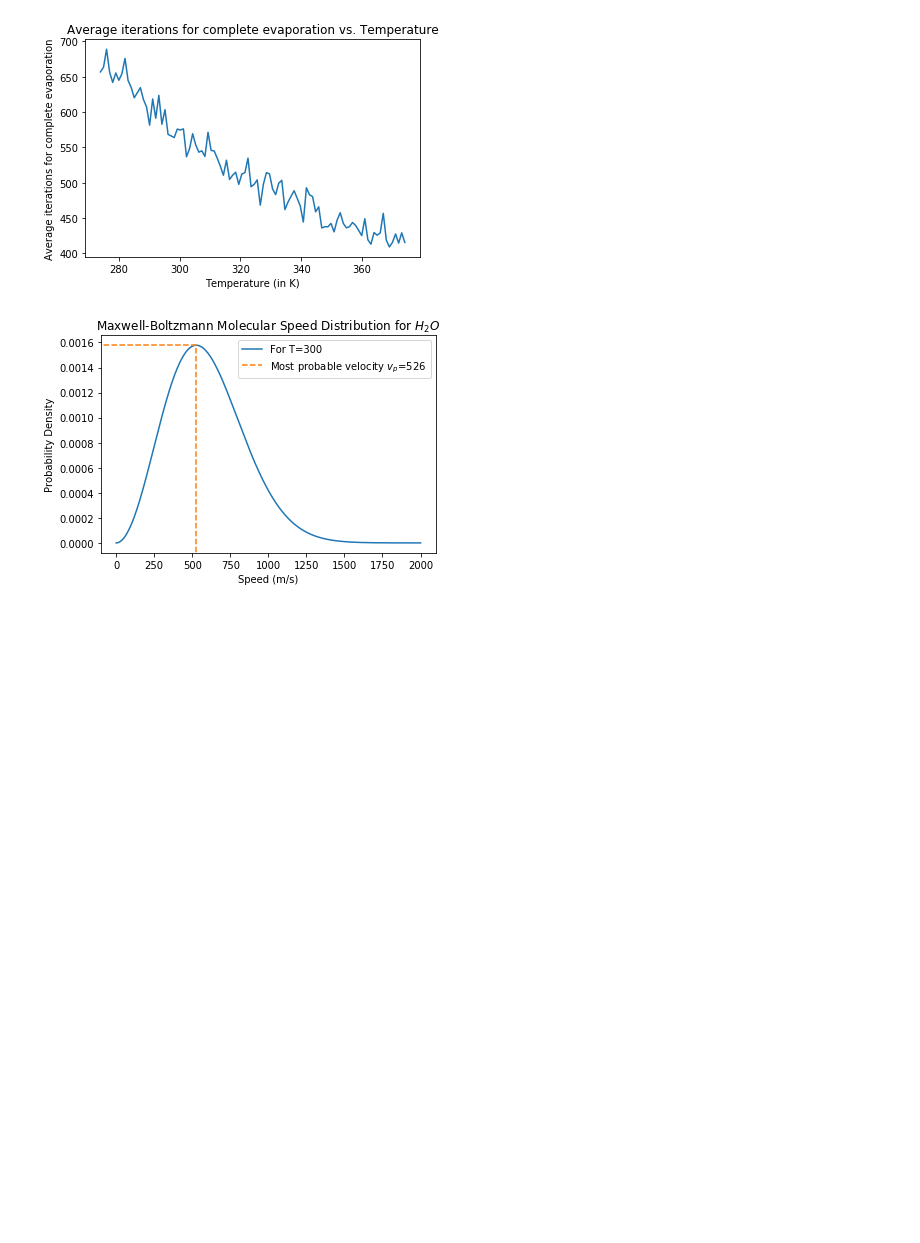
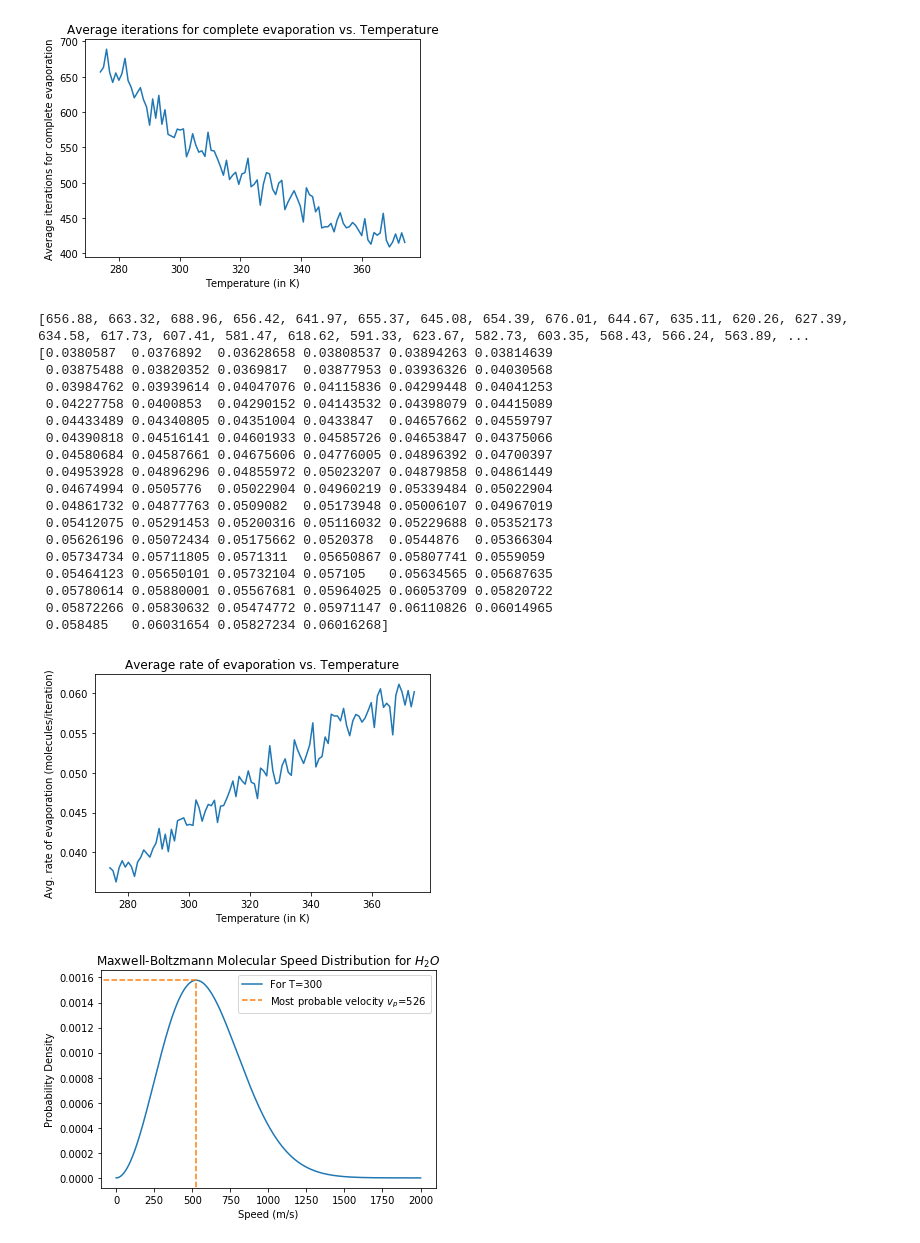
Before and after one commit to lilymansfield/FinalProject_250_Lily, a Jupyter notebook: FinalProject.ipynb, the cells around one changed output. Cells and saved outputs as stored; diff of their text form; code cells hidden in the pictures; blank space fills up the shorter version.

```diff
--- a/FinalProject.ipynb
+++ b/FinalProject.ipynb
@@ -226,6 +255,34 @@ plt.ylabel('Average iterations for complete evaporation')
 plt.savefig('avgitervstemp.pdf')
 # %% [output]
 [figure]
+# %%
+print(iteravgarr)
+print(np.divide(25,iteravgarr))
+plt.plot(temps,np.divide(25,iteravgarr))
+plt.title('Average rate of evaporation vs. Temperature')
+plt.xlabel('Temperature (in K)')
+plt.ylabel('Avg. rate of evaporation (molecules/iteration)')
+plt.savefig('avgratevtemp.pdf')
+# %% [output]
+[656.88, 663.32, 688.96, 656.42, 641.97, 655.37, 645.08, 654.39, 676.01, 644.67, 635.11, 620.26, 627.39, 634.58, 617.73, 607.41, 581.47, 618.62, 591.33, 623.67, 582.73, 603.35, 568.43, 566.24, 563.89, ...
+[0.0380587  0.0376892  0.03628658 0.03808537 0.03894263 0.03814639
+ 0.03875488 0.03820352 0.0369817  0.03877953 0.03936326 0.04030568
+ 0.03984762 0.03939614 0.04047076 0.04115836 0.04299448 0.04041253
+ 0.04227758 0.0400853  0.04290152 0.04143532 0.04398079 0.04415089
+ 0.04433489 0.04340805 0.04351004 0.0433847  0.04657662 0.04559797
+ 0.04390818 0.04516141 0.04601933 0.04585726 0.04653847 0.04375066
+ 0.04580684 0.04587661 0.04675606 0.04776005 0.04896392 0.04700397
+ 0.04953928 0.04896296 0.04855972 0.05023207 0.04879858 0.04861449
+ 0.04674994 0.0505776  0.05022904 0.04960219 0.05339484 0.05022904
+ 0.04861732 0.04877763 0.0509082  0.05173948 0.05006107 0.04967019
+ 0.05412075 0.05291453 0.05200316 0.05116032 0.05229688 0.05352173
+ 0.05626196 0.05072434 0.05175662 0.0520378  0.0544876  0.05366304
+ 0.05734734 0.05711805 0.0571311  0.05650867 0.05807741 0.0559059
+ 0.05464123 0.05650101 0.05732104 0.057105   0.05634565 0.05687635
+ 0.05780614 0.05880001 0.05567681 0.05964025 0.06053709 0.05820722
+ 0.05872266 0.05830632 0.05474772 0.05971147 0.06110826 0.06014965
+ 0.058485   0.06031654 0.05827234 0.06016268]
+[figure, added]
 # %%
 #Plot of Maxwell-Boltzmann Distribution
 
```
Also changed, not shown: parts of 10 cells of this notebook.
